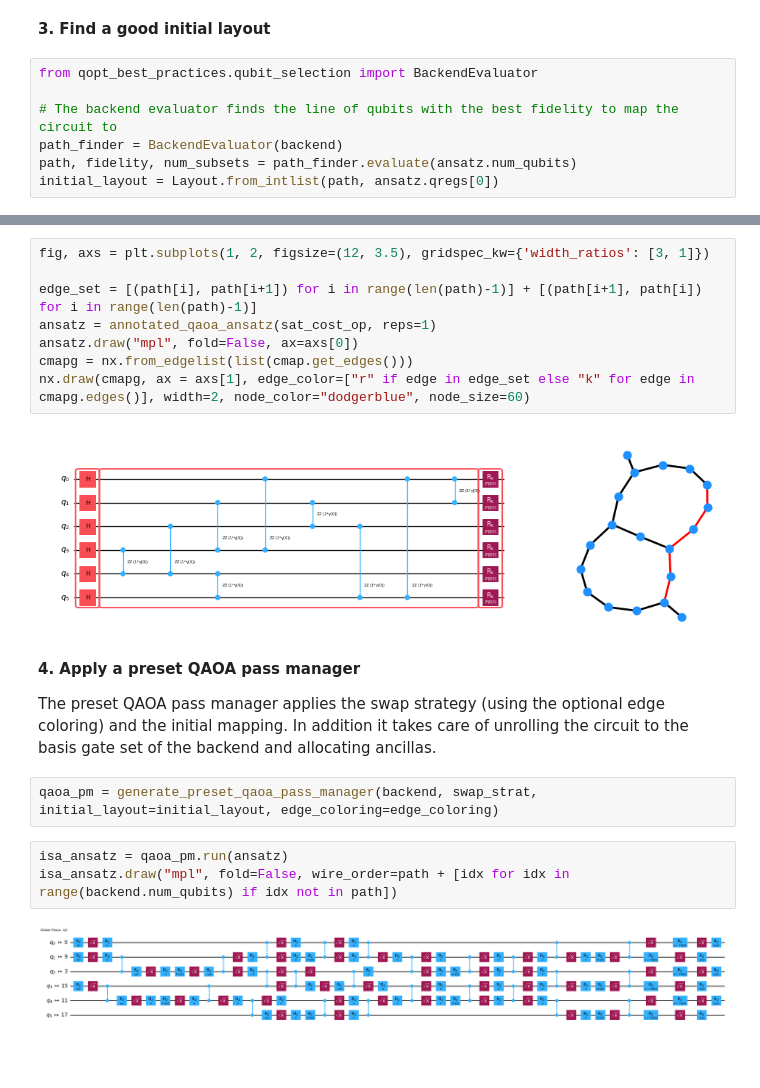
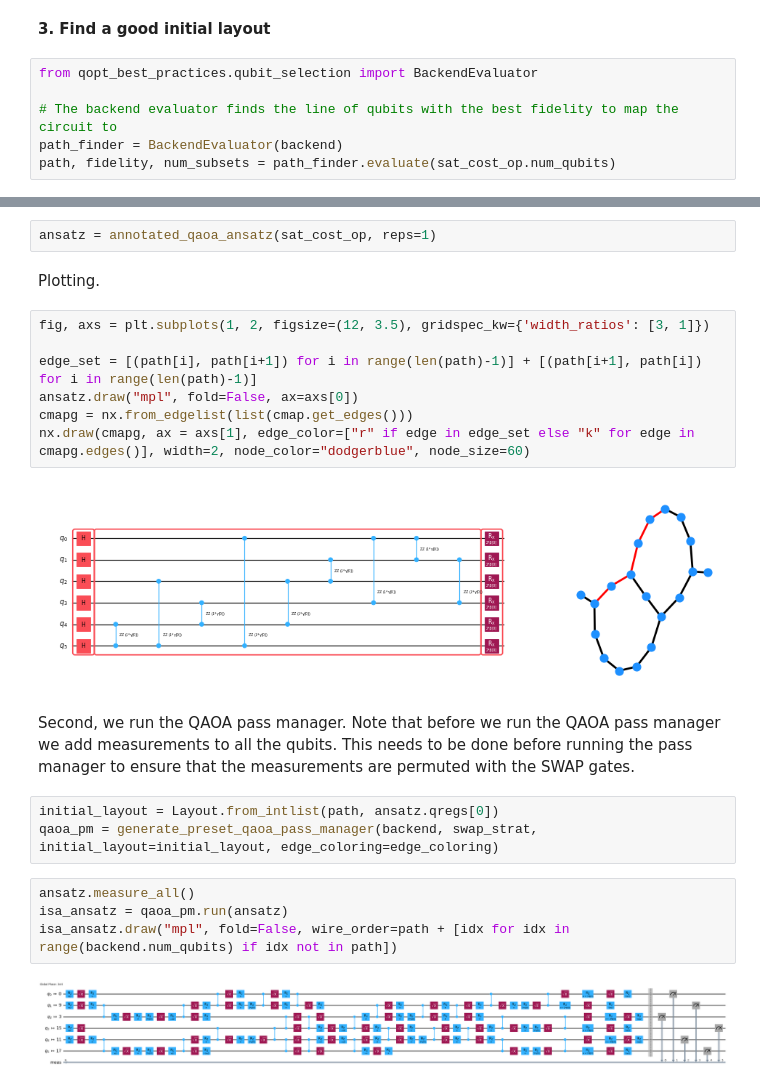
Before and after one commit to qiskit-community/qopt-best-practices, a Jupyter notebook: how_tos/qaoa_transpilation_ui.ipynb, the cells around one changed output, grey strips where cells are left out. Cells and saved outputs as stored; diff of their text form; blank space fills up the shorter version.

```diff
--- a/how_tos/qaoa_transpilation_ui.ipynb
+++ b/how_tos/qaoa_transpilation_ui.ipynb
@@ -63,5 +63,4 @@ from qopt_best_practices.qubit_selection import BackendEvaluator
 
 # The backend evaluator finds the line of qubits with the best fidelity to map the circuit to
 path_finder = BackendEvaluator(backend)
-path, fidelity, num_subsets = path_finder.evaluate(ansatz.num_qubits)
-initial_layout = Layout.from_intlist(path, ansatz.qregs[0])
+path, fidelity, num_subsets = path_finder.evaluate(sat_cost_op.num_qubits)
@@ -70,21 +71,24 @@ Here we plot the result of the SAT mapping and the selected initial_layout on th
+# %%
+ansatz = annotated_qaoa_ansatz(sat_cost_op, reps=1)
+# %% [markdown]
+Plotting.
 # %%
 fig, axs = plt.subplots(1, 2, figsize=(12, 3.5), gridspec_kw={'width_ratios': [3, 1]})
 
 edge_set = [(path[i], path[i+1]) for i in range(len(path)-1)] + [(path[i+1], path[i]) for i in range(len(path)-1)]
-ansatz = annotated_qaoa_ansatz(sat_cost_op, reps=1)
 ansatz.draw("mpl", fold=False, ax=axs[0])
 cmapg = nx.from_edgelist(list(cmap.get_edges()))
 nx.draw(cmapg, ax = axs[1], edge_color=["r" if edge in edge_set else "k" for edge in cmapg.edges()], width=2, node_color="dodgerblue", node_size=60)
 # %% [output]
-[figure, old version]
+[figure, new version]
-# %% [markdown]
-**4. Apply a preset QAOA pass manager**
-
-The preset QAOA pass manager applies the swap strategy (using the optional edge coloring) and the initial mapping. In addition it takes care of unrolling the circuit to the basis gate set of the backend and allocating ancillas.
+# %% [markdown]
+Second, we run the QAOA pass manager. Note that before we run the QAOA pass manager we add measurements to all the qubits. This needs to be done before running the pass manager to ensure that the measurements are permuted with the SWAP gates.
 # %%
+initial_layout = Layout.from_intlist(path, ansatz.qregs[0])
 qaoa_pm = generate_preset_qaoa_pass_manager(backend, swap_strat, initial_layout=initial_layout, edge_coloring=edge_coloring)
 # %%
+ansatz.measure_all()
 isa_ansatz = qaoa_pm.run(ansatz)
 isa_ansatz.draw("mpl", fold=False, wire_order=path + [idx for idx in range(backend.num_qubits) if idx not in path])
 # %% [output]
-[figure, old version]
+[figure, new version]
```
Also changed, not shown: parts of 3 cells of this notebook, 1 other file.
